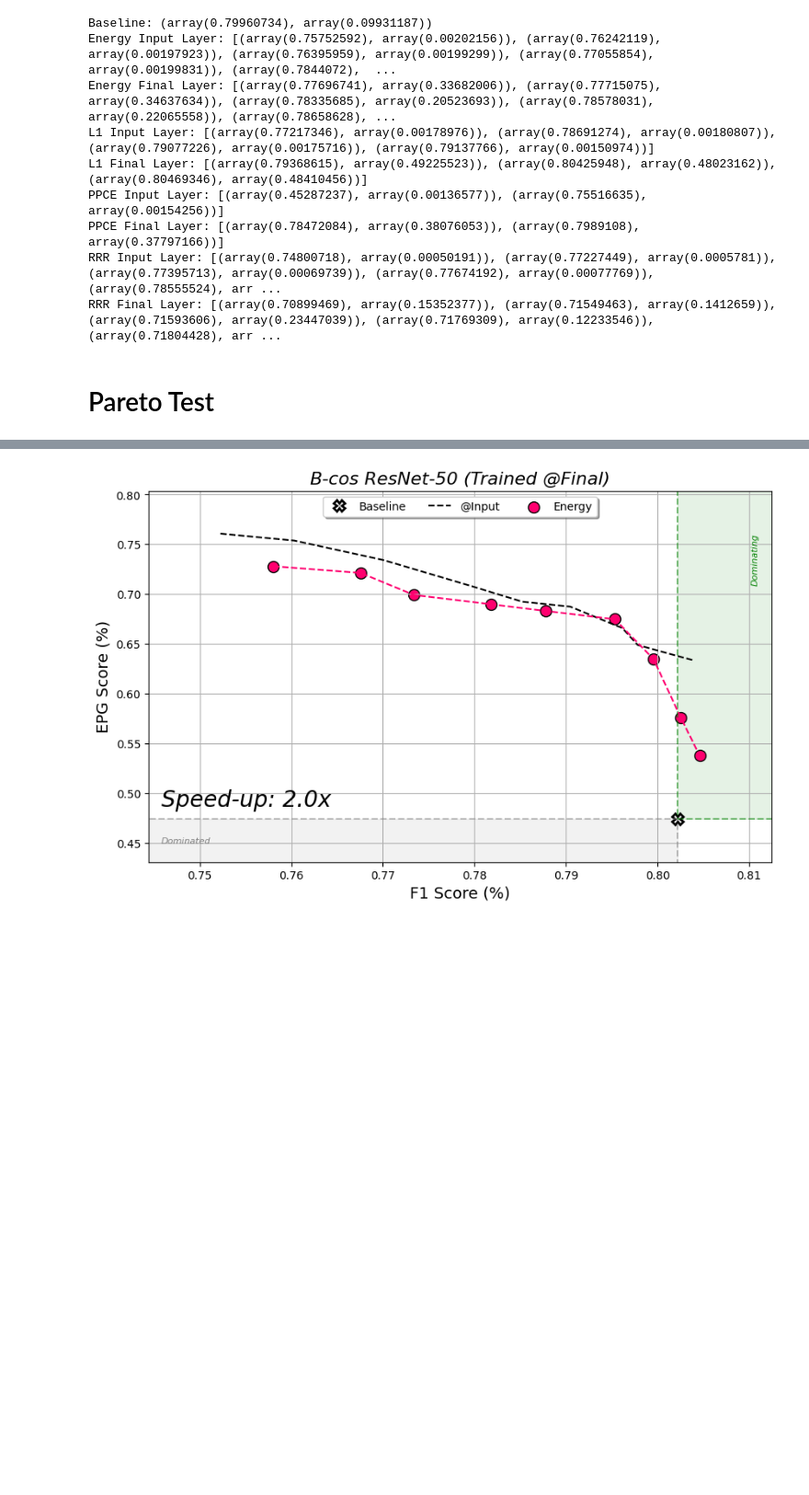
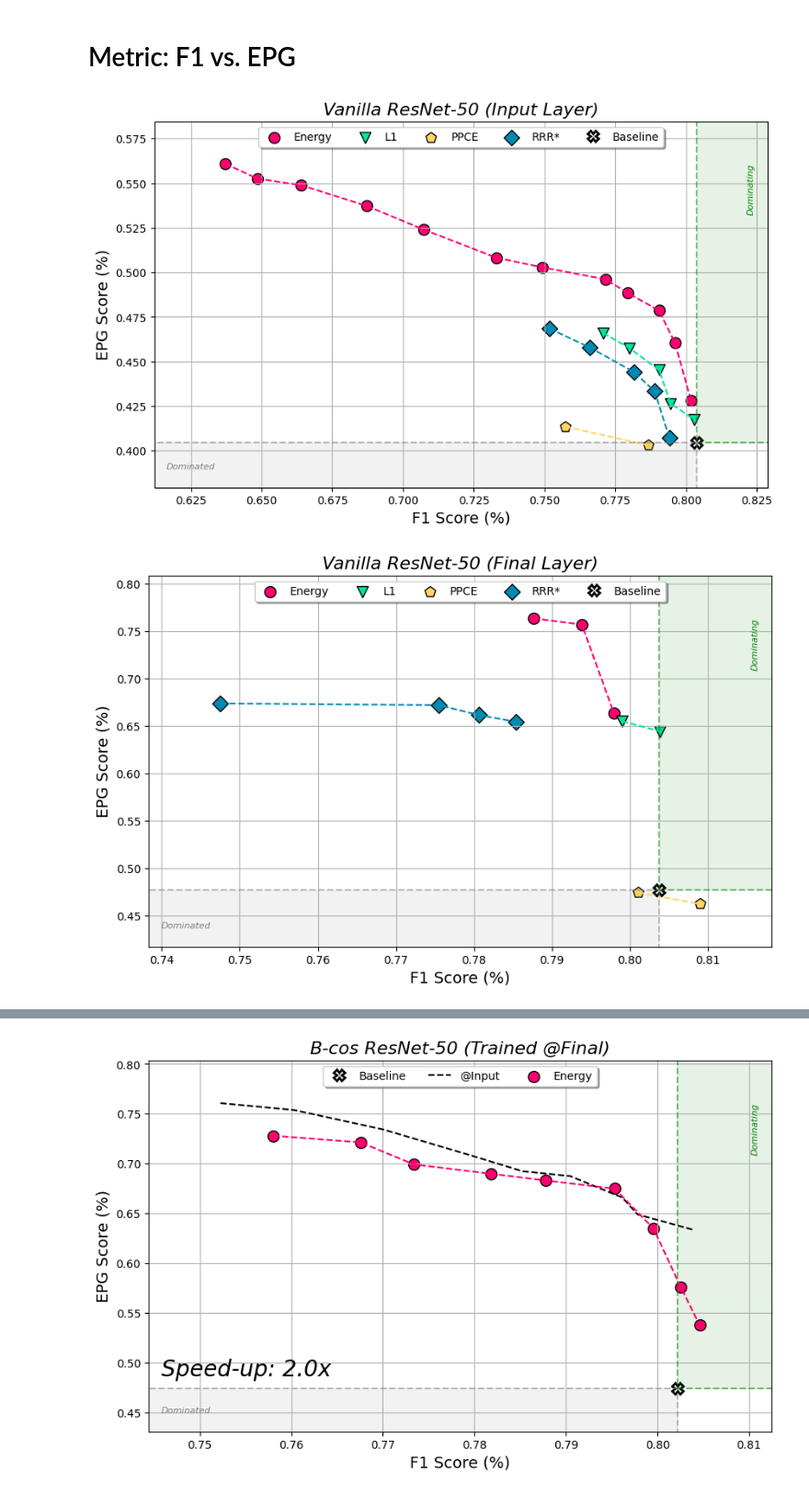
Before and after one commit to rensdebee/FACTifAI_2024_3, a Jupyter notebook: visualisations.ipynb, the cells around one changed output, grey strips where cells are left out. Shown at 92% size. Drawn from its saved outputs; the diff is of its cells as text; code cells hidden in the pictures; blank space fills up the shorter version.

```diff
--- a/visualisations.ipynb
+++ b/visualisations.ipynb
@@ -306,26 +290,0 @@ RRR Final Layer: [(array(0.70899469), array(0.62287152)), (array(0.71549463), ar
-# %%
-# Bcos - F-Score, BB-Loc (EPG) Pareto Curve
-root_folder = '/home/roan/Documents/FACTifAI_2024_3/metrics_per_model_vanilla'
-baseline_data, energy_data_input_layer, energy_data_final_layer, l1_data_input_layer, l1_data_final_layer, ppce_data_input_layer, ppce_data_final_layer, rrr_data_input_layer, rrr_data_final_layer = load_data_from_folders(root_folder, metrics=('F-Score', 'BB-IoU'))
-
-print('Baseline:', baseline_data)
-print('Energy Input Layer:', energy_data_input_layer)
-print('Energy Final Layer:', energy_data_final_layer)
-print('L1 Input Layer:', l1_data_input_layer)
-print('L1 Final Layer:', l1_data_final_layer)
-print('PPCE Input Layer:', ppce_data_input_layer)
-print('PPCE Final Layer:', ppce_data_final_layer)
-print('RRR Input Layer:', rrr_data_input_layer)
-print('RRR Final Layer:', rrr_data_final_layer)
-# %% [output]
-Baseline: (array(0.79960734), array(0.09931187))
-Energy Input Layer: [(array(0.75752592), array(0.00202156)), (array(0.76242119), array(0.00197923)), (array(0.76395959), array(0.00199299)), (array(0.77055854), array(0.00199831)), (array(0.7844072),  ...
-Energy Final Layer: [(array(0.77696741), array(0.33682006)), (array(0.77715075), array(0.34637634)), (array(0.78335685), array(0.20523693)), (array(0.78578031), array(0.22065558)), (array(0.78658628), ...
-L1 Input Layer: [(array(0.77217346), array(0.00178976)), (array(0.78691274), array(0.00180807)), (array(0.79077226), array(0.00175716)), (array(0.79137766), array(0.00150974))]
-L1 Final Layer: [(array(0.79368615), array(0.49225523)), (array(0.80425948), array(0.48023162)), (array(0.80469346), array(0.48410456))]
-PPCE Input Layer: [(array(0.45287237), array(0.00136577)), (array(0.75516635), array(0.00154256))]
-PPCE Final Layer: [(array(0.78472084), array(0.38076053)), (array(0.7989108), array(0.37797166))]
-RRR Input Layer: [(array(0.74800718), array(0.00050191)), (array(0.77227449), array(0.0005781)), (array(0.77395713), array(0.00069739)), (array(0.77674192), array(0.00077769)), (array(0.78555524), arr ...
-RRR Final Layer: [(array(0.70899469), array(0.15352377)), (array(0.71549463), array(0.1412659)), (array(0.71593606), array(0.23447039)), (array(0.71769309), array(0.12233546)), (array(0.71804428), arr ...
-# %% [markdown]
-# Pareto Test
@@ -352,0 +444,52 @@ def load_pareto_data_from_file_names(root_folder, metrics=('f_score', 'bb_score'
+# %% [markdown]
+# Metric: F1 vs. EPG
+# %%
+root_folder = './p_curves/VOC2007'
+data_f1_epg = load_data_from_folders_with_npz_files(root_folder, metrics=('f_score', 'bb_score'))
+
+plot_pareto_curve(
+    baseline_data=data_f1_epg['vanilla']['input']['baseline'],
+    energy_data=data_f1_epg['vanilla']['input']['energy'],
+    l1_data=data_f1_epg['vanilla']['input']['l1'],
+    ppce_data=data_f1_epg['vanilla']['input']['ppce'],
+    rrr_data=data_f1_epg['vanilla']['input']['rrr'],
+    x_label='F1 Score (%)',
+    y_label='EPG Score (%)',
+    title='Vanilla ResNet-50 (Input Layer)',
+    save_path='./images/voc2007_vanilla_resnet50_input_layer_f1_epg_pareto_curve.png')
+
+plot_pareto_curve(
+    baseline_data=data_f1_epg['vanilla']['final']['baseline'],
+    energy_data=data_f1_epg['vanilla']['final']['energy'],
+    l1_data=data_f1_epg['vanilla']['final']['l1'],
+    ppce_data=data_f1_epg['vanilla']['final']['ppce'],
+    rrr_data=data_f1_epg['vanilla']['final']['rrr'],
+    x_label='F1 Score (%)',
+    y_label='EPG Score (%)',
+    title='Vanilla ResNet-50 (Final Layer)',
+    save_path='./images/voc2007_vanilla_resnet50_final_layer_f1_epg_pareto_curve.png')
+
+plot_pareto_curve(
+    baseline_data=data_f1_epg['bcos']['input']['baseline'],
+    energy_data=data_f1_epg['bcos']['input']['energy'],
+    l1_data=data_f1_epg['bcos']['input']['l1'],
+    ppce_data=data_f1_epg['bcos']['input']['ppce'],
+    rrr_data=data_f1_epg['bcos']['input']['rrr'],
+    x_label='F1 Score (%)',
+    y_label='EPG Score (%)',
+    title='B-cos ResNet-50 (Input Layer)',
+    save_path='./images/voc2007_bcos_resnet50_input_layer_f1_epg_pareto_curve.png')
+
+plot_pareto_curve(
+    baseline_data=data_f1_epg['bcos']['final']['baseline'],
+    energy_data=data_f1_epg['bcos']['final']['energy'],
+    l1_data=data_f1_epg['bcos']['final']['l1'],
+    ppce_data=data_f1_epg['bcos']['final']['ppce'],
+    rrr_data=data_f1_epg['bcos']['final']['rrr'],
+    x_label='F1 Score (%)',
+    y_label='EPG Score (%)',
+    title='B-cos ResNet-50 (Final Layer)',
+    save_path='./images/voc2007_bcos_resnet50_final_layer_f1_epg_pareto_curve.png')
+# %% [output]
+[figure, added]
+[figure, added]
```
Also changed, not shown: parts of 43 cells of this notebook, 37 other files.
